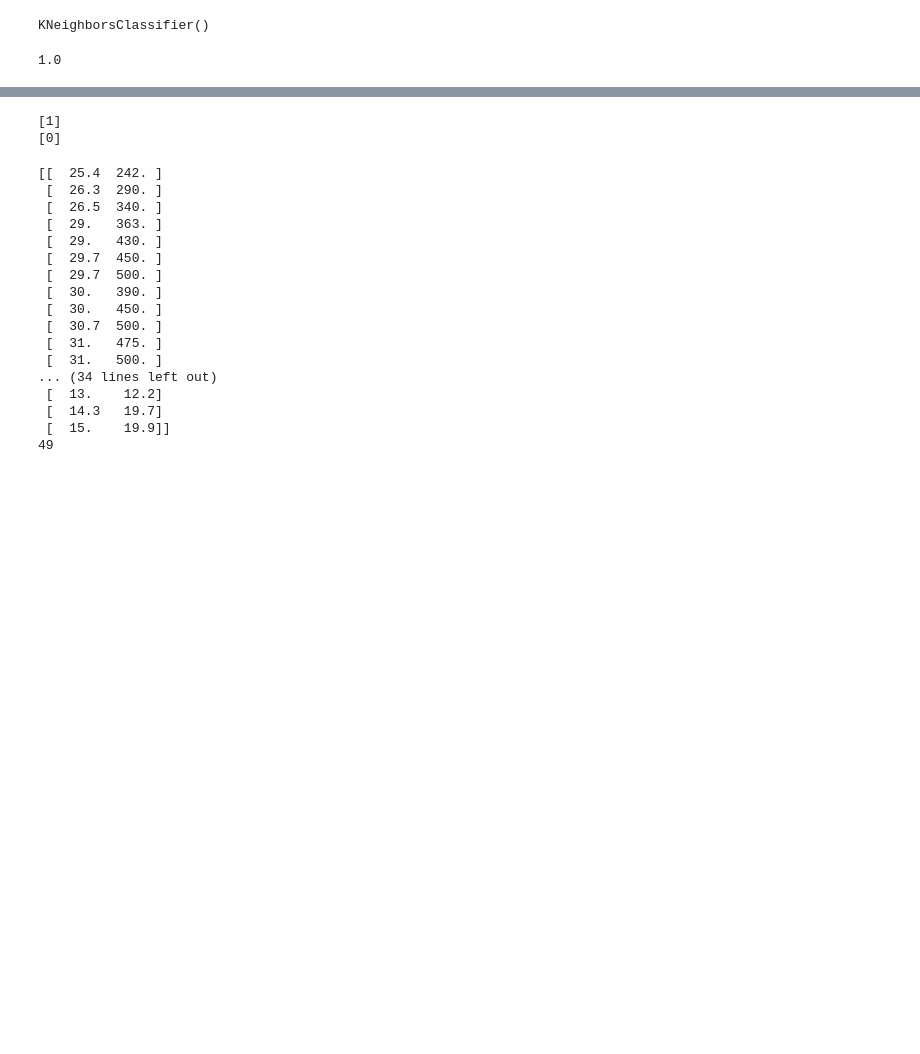
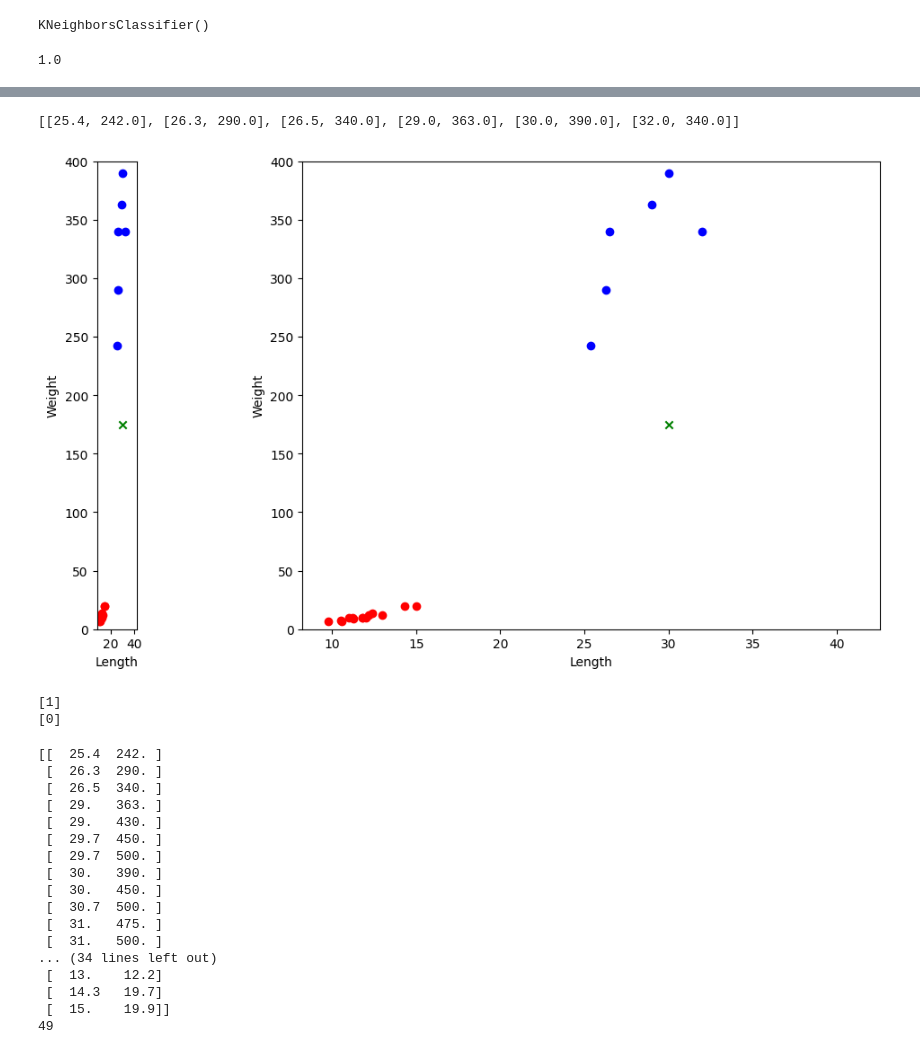
Before and after one commit to KWJ30/pythonStudy25, a Jupyter notebook: 01_01_mbc마켓머신러닝.ipynb, the cells around one changed output, grey strips where cells are left out. Saved outputs shown, nothing was run; the diff lists cells and outputs as text; code cells hidden in the pictures; blank space fills up the shorter version.

```diff
--- a/01_01_mbc마켓머신러닝.ipynb
+++ b/01_01_mbc마켓머신러닝.ipynb
@@ -135,6 +135,47 @@ kn.score(fish_date, fish_target) # 1.0  -> 100%
 # 어떤 데이터에 대한 답을 구할 때 주위의 다른 데이터를 보고 다수를 차지하는 것을 정답으로 출력
 # %% [markdown]
 ![image.png](embedded-picture-1)
+# %%
+# weight가 300 이하인 값만 필터링
+bream_data_filtered = [fish for fish in bream_data if fish[1] <= 400]
+
+# 결과 출력
+print(bream_data_filtered)
+# %% [output]
+[[25.4, 242.0], [26.3, 290.0], [26.5, 340.0], [29.0, 363.0], [30.0, 390.0], [32.0, 340.0]]
+# %%
+import matplotlib.pyplot as plt
+
+# 도미와 빙어 데이터
+bream_data = fish_data[:35]
+smelt_data = fish_data[35:]
+
+# 서브플롯 생성
+fig, axs = plt.subplots(1, 2, figsize=(12, 6))
+
+# 첫 번째 서브플롯: 축 비율 동일하게 설정
+axs[0].scatter(*zip(*bream_data), color='blue', label='Bream')  # 도미 데이터
+axs[0].scatter(*zip(*smelt_data), color='red', label='Smelt')   # 빙어 데이터
+axs[0].scatter(30, 175, color='green', marker='x', label='Test Point')  # 예측 지점
+axs[0].set_aspect('equal', adjustable='box')  # 축 비율 동일하게 설정
+axs[0].set_ylim(0, 400)  # y축 범위 설정 (0~350)
+axs[0].set_xlabel('Length')
+axs[0].set_ylabel('Weight')
+
+
+# 두 번째 서브플롯: 축 비율 동일하지 않게 설정
+axs[1].scatter(*zip(*bream_data), color='blue', label='Bream')  # 도미 데이터
+axs[1].scatter(*zip(*smelt_data), color='red', label='Smelt')   # 빙어 데이터
+axs[1].scatter(30, 175, color='green', marker='x', label='Test Point')  # 예측 지점
+axs[1].set_ylim(0, 400)  # y축 범위 설정 (0~350)
+axs[1].set_xlabel('Length')
+axs[1].set_ylabel('Weight')
+
+# 그래프 표시
+plt.tight_layout()  # 그래프 간격 조정
+plt.show()
+# %% [output]
+[figure, added]
 # %%
 bream_test = kn.predict([[30,600]])  # .predict[길이,무게] 새로운 데이터의 정답을 예측
 print(bream_test)
```
Also changed, not shown: parts of 1 cell of this notebook.
